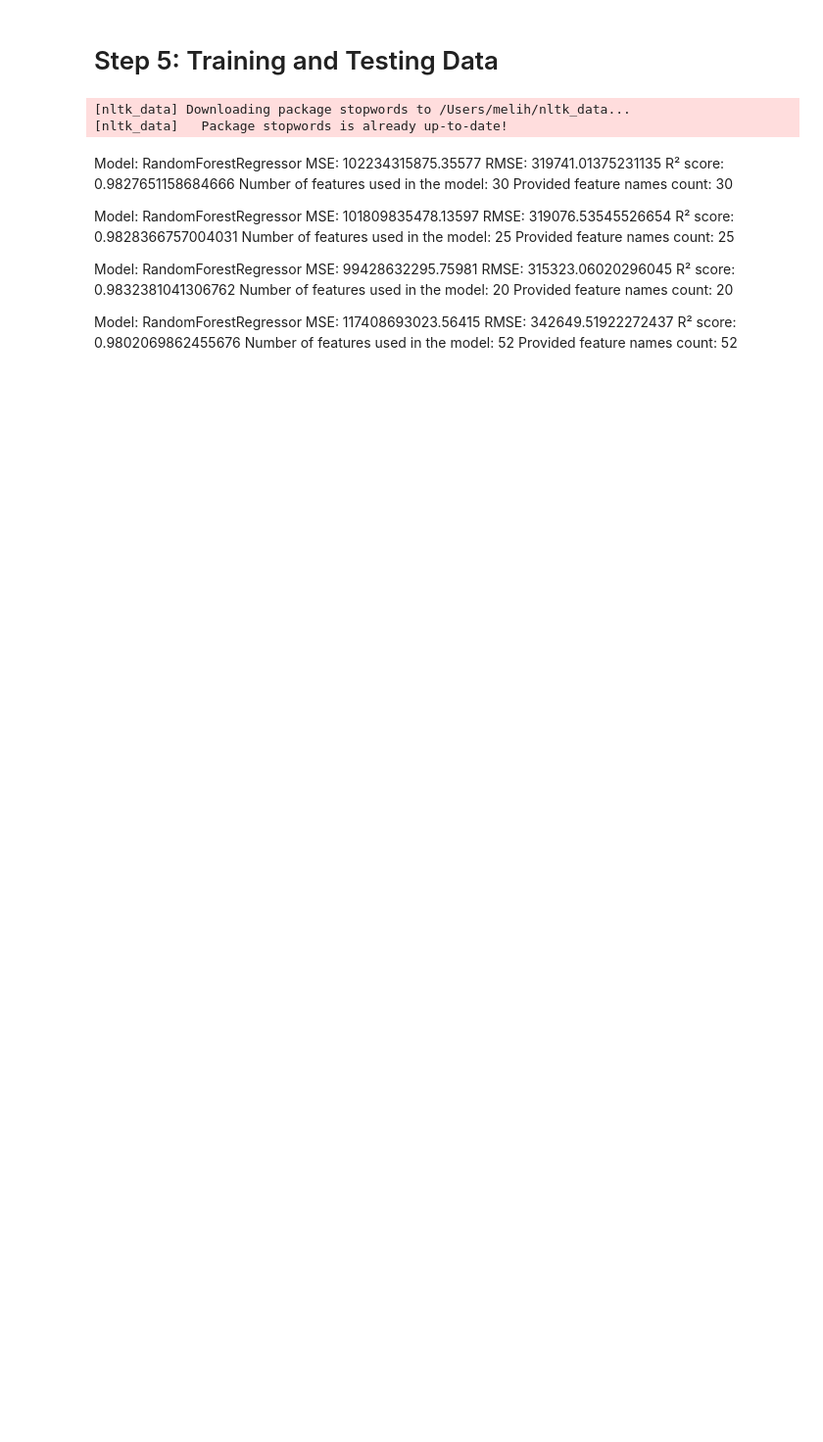
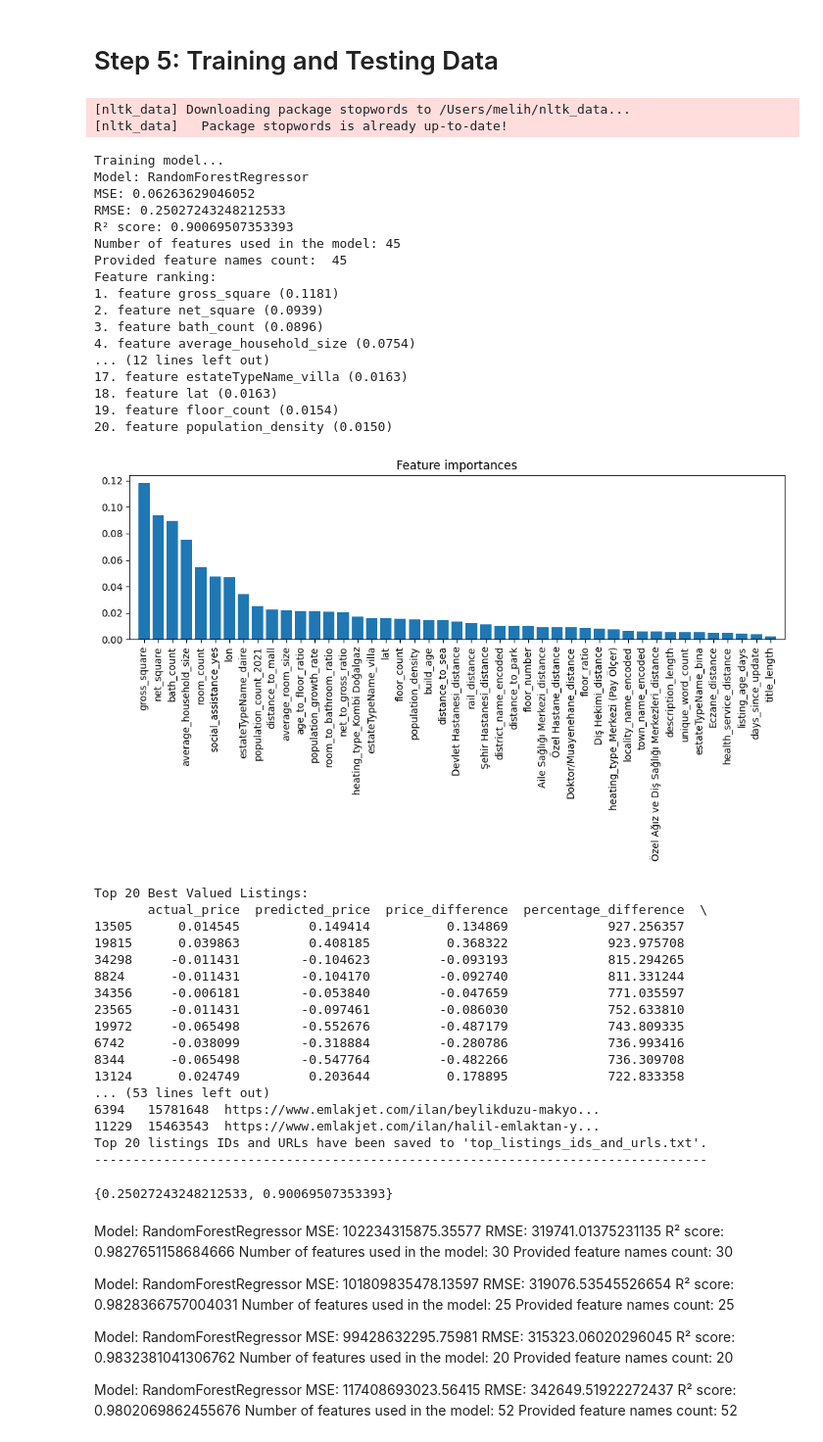
Before and after one commit to mhsendur/RealEstateTweetBot, a Jupyter notebook: modeling_latest.ipynb, the cells around one changed output. Shown: that part at 98% size. Saved outputs shown, nothing was run; the diff lists cells and outputs as text; code cells hidden in the pictures; blank space fills up the shorter version.

```diff
--- a/modeling_latest.ipynb
+++ b/modeling_latest.ipynb
@@ -2556,15 +2615,9 @@ IQR = Q3 - Q1
 lower_bound = Q1 - 1.5 * IQR
 upper_bound = Q3 + 1.5 * IQR
 
-"""
-lower_bound = df['usd_price/index'].quantile(0.25)
-upper_bound = df['usd_price/index'].quantile(0.75)
-"""
-
 df_filtered = df[(df['usd_price/index'] >= lower_bound) & (df['usd_price/index'] <= upper_bound)]
 
-#df_filtered = df
-
+#df_filtered = df.copy()
 # Recalculate the numerical features from the filtered DataFrame
 X_numerical_filtered = df_filtered[filtered_features].fillna(df_filtered[filtered_features].median())
 
@@ -2577,6 +2630,7 @@ X_filtered = X_numerical_scaled_filtered
 # Labels
 y_filtered = df_filtered['usd_price/index']
 
+# iterative_outlier_removal_with_test_metrics(X_filtered, y_filtered, max_iters=3, threshold=2)
 
 all_feature_names = filtered_features
 # Check for duplicate features in the final feature list
@@ -2610,8 +2664,6 @@ print(f"MARCH MODEL R² Score: {r2}")
 """
 # Splitting the data
 X_train_filtered, X_test_filtered, y_train_filtered, y_test_filtered = train_test_split(X_filtered, y_filtered, test_size=0.2, random_state=42)
-
-#iterative_outlier_removal_with_test_metrics(X_train_filtered, y_train_filtered, (X_test_filtered, y_test_filtered), max_iters=3, threshold=1)
 
 def train_evaluate_model(model, X_train, X_test, y_train, y_test, feature_names, df_filtered):
     print("Training model...")
@@ -2755,33 +2807,69 @@ def hyperparameter_tuning(X_train, y_train):
         random_state=42,
         scoring=make_scorer(custom_scoring, greater_is_better=False)
     )
 
     grid_search.fit(X_train, y_train)
 
     print(f"Best hyperparameters: {grid_search.best_params_}")
 
 
 #hyperparameter_tuning(X_train_filtered, y_train_filtered)
 
 #Best hyperparameters : {'n_estimators': 10, 'min_samples_split': 5, 'min_samples_leaf': 4, 'max_features': 'sqrt', 'max_depth': 10, 'bootstrap': False}
 #Best hyperparameters : bootstrap=False, max_depth=30, max_features=sqrt, min_samples_leaf=2, min_samples_split=2, n_estimators=300
 feature_names = all_feature_names  # This should include all feature names used to form
 """
 model = RandomForestRegressor(
     n_estimators = 10,
     min_samples_split = 5,
     min_samples_leaf =  4,
     max_features = 'sqrt',
     max_depth = 10,
     bootstrap = False,
     random_state=42
 )
 """
 model = RandomForestRegressor(bootstrap=False, max_depth=30, max_features='sqrt', min_samples_leaf=2, min_samples_split=2, n_estimators=300, random_state=42)
 train_evaluate_model(model, X_train_filtered, X_test_filtered, y_train_filtered, y_test_filtered, feature_names, df_filtered)
 # %% [output]
 [nltk_data] Downloading package stopwords to /Users/melih/nltk_data...
 [nltk_data]   Package stopwords is already up-to-date!
+Training model...
+Model: RandomForestRegressor
+MSE: 0.06263629046052
+RMSE: 0.25027243248212533
+R² score: 0.90069507353393
+Number of features used in the model: 45
+Provided feature names count:  45
+Feature ranking:
+1. feature gross_square (0.1181)
+2. feature net_square (0.0939)
+3. feature bath_count (0.0896)
+4. feature average_household_size (0.0754)
+... (12 lines left out)
+17. feature estateTypeName_villa (0.0163)
+18. feature lat (0.0163)
+19. feature floor_count (0.0154)
+20. feature population_density (0.0150)
+[figure, added]
+Top 20 Best Valued Listings:
+       actual_price  predicted_price  price_difference  percentage_difference  \
+13505      0.014545         0.149414          0.134869             927.256357
+19815      0.039863         0.408185          0.368322             923.975708
+34298     -0.011431        -0.104623         -0.093193             815.294265
+8824      -0.011431        -0.104170         -0.092740             811.331244
+34356     -0.006181        -0.053840         -0.047659             771.035597
+23565     -0.011431        -0.097461         -0.086030             752.633810
+19972     -0.065498        -0.552676         -0.487179             743.809335
+6742      -0.038099        -0.318884         -0.280786             736.993416
+8344      -0.065498        -0.547764         -0.482266             736.309708
+13124      0.024749         0.203644          0.178895             722.833358
+... (53 lines left out)
+6394   15781648  https://www.emlakjet.com/ilan/beylikduzu-makyo...
+11229  15463543  https://www.emlakjet.com/ilan/halil-emlaktan-y...
+Top 20 listings IDs and URLs have been saved to 'top_listings_ids_and_urls.txt'.
+--------------------------------------------------------------------------------
+{0.25027243248212533, 0.90069507353393}
 # %% [markdown]
 Model: RandomForestRegressor
 MSE: 102234315875.35577
```
Also changed, not shown: parts of 24 cells of this notebook, 1 other file.
